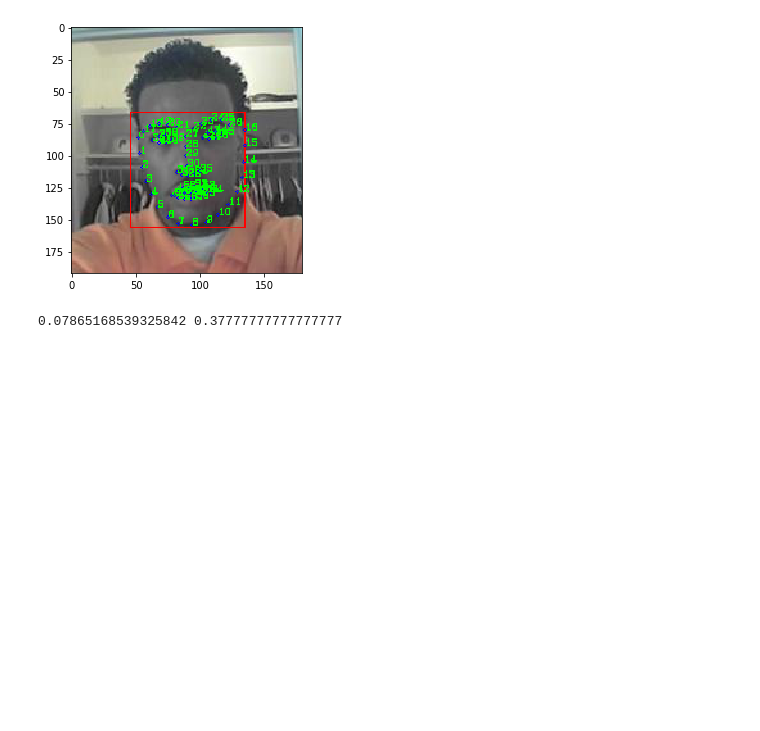
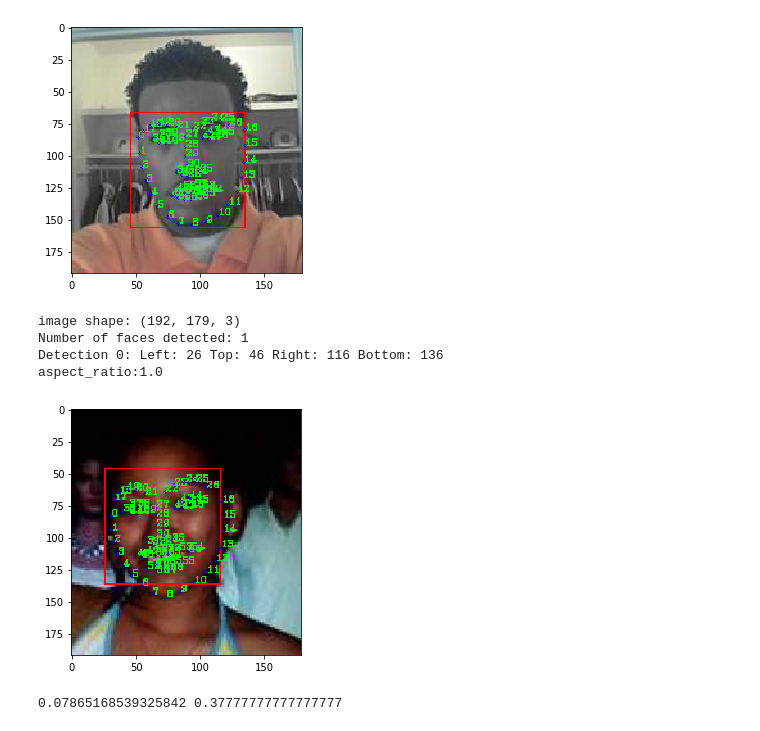
Before and after one commit to cchencool/face_smile_recognization, a Jupyter notebook: 01_code/base_classifications/smile_regconision_68_points.ipynb, the cells around one changed output. Drawn from its saved outputs; the diff is of its cells as text; code cells hidden in the pictures; blank space fills up the shorter version.

Commit message:
update 68 points detection

```diff
--- a/01_code/base_classifications/smile_regconision_68_points.ipynb
+++ b/01_code/base_classifications/smile_regconision_68_points.ipynb
@@ -9,7 +9,7 @@ import cv2 as cv
 from skimage.io import imshow, imread, imsave
 import dlib
 detector = dlib.get_frontal_face_detector()
-predictor = dlib.shape_predictor('../01_dataset_GENKI_4K/shape_predictor_68_face_landmarks.dat')
+predictor = dlib.shape_predictor('../01_dataset_GENKI_4K/model/shape_predictor_68_face_landmarks.dat')
 # %%
 
 def find_pts(img_path, verbose=0, is_show=False , is_tag=False, is_normalize=False):
@@ -66,6 +66,20 @@ Number of faces detected: 1
 Detection 0: Left: 46 Top: 66 Right: 135 Bottom: 156
 aspect_ratio:1.0112359550561798
 [figure]
+# %%
+img_path_root = './faces'
+img_paths = []
+for root, dirs, files in os.walk(img_path_root):
+    for file in files:
+        img_paths.append(os.path.join(root, file))
+
+result = find_pts(img_paths[1], is_show=True, is_tag=True, verbose=1, is_normalize=True)
+# %% [output]
+image shape: (192, 179, 3)
+Number of faces detected: 1
+Detection 0: Left: 26 Top: 46 Right: 116 Bottom: 136
+aspect_ratio:1.0
+[figure, added]
 # %%
 print(result[2], result[59])
 # %% [output]
```
Also changed, not shown: parts of 6 cells of this notebook, 3 other files.
